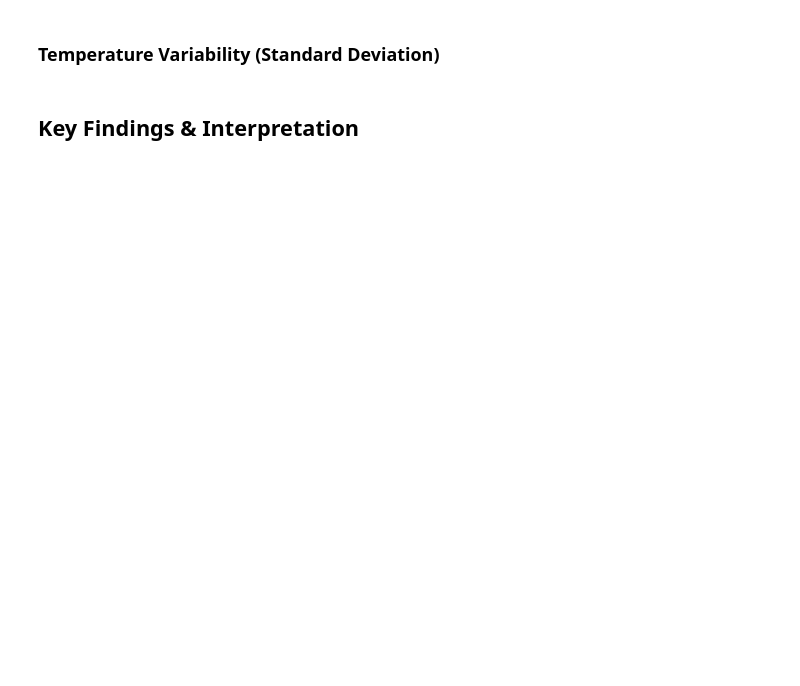
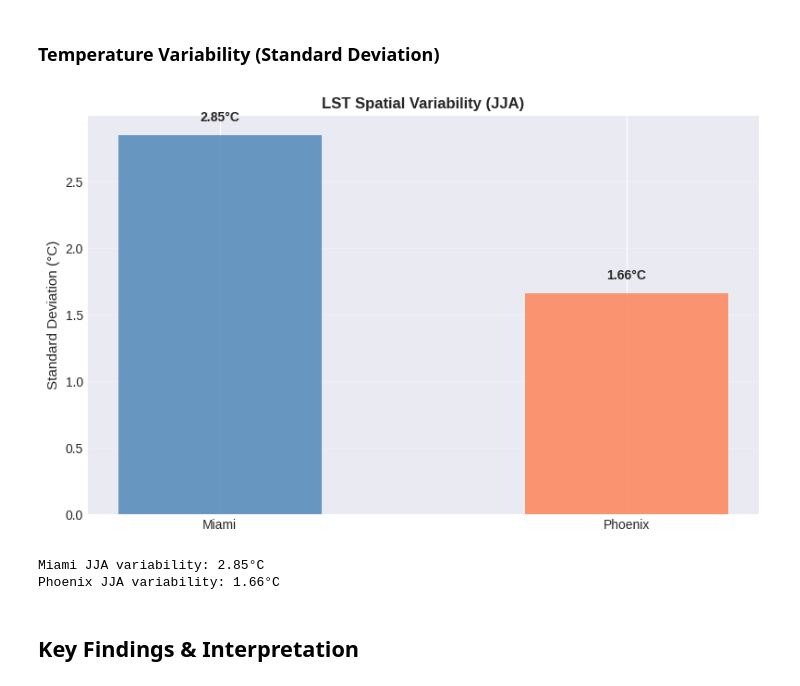
Before and after one commit to cchen744/uhi-extreme-heat-response, a Jupyter notebook: lst-htIndex-compare/LST_analysis.ipynb, the cells around one changed output. Cells and saved outputs as stored; diff of their text form; code cells hidden in the pictures; blank space fills up the shorter version.

```diff
--- a/lst-htIndex-compare/LST_analysis.ipynb
+++ b/lst-htIndex-compare/LST_analysis.ipynb
@@ -375,31 +302,33 @@ print("✓ Saved: hotspot_analysis.png")
 # %% [markdown]
 ### Temperature Variability (Standard Deviation)
 # %%
-# Plot: Temperature variability
-fig, ax = plt.subplots(figsize=(12, 6))
+# Temperature variability - JJA only
+miami_std = miami_stats['std_temp_c'].values[0]
+phoenix_std = phoenix_stats['std_temp_c'].values[0]
 
-miami_std = miami_stats.groupby('season')['std_temp'].mean()
-phoenix_std = phoenix_stats.groupby('season')['std_temp'].mean()
+fig, ax = plt.subplots(figsize=(8, 5))
+cities = ['Miami', 'Phoenix']
+stds = [miami_std, phoenix_std]
 
-x = np.arange(len(miami_std))
-width = 0.35
+bars = ax.bar(cities, stds, color=['steelblue', 'coral'], alpha=0.8, width=0.5)
+ax.set_ylabel('Standard Deviation (°C)', fontsize=11)
+ax.set_title('LST Spatial Variability (JJA)', fontweight='bold', fontsize=12)
+ax.grid(True, alpha=0.3, axis='y')
 
-ax.bar(x - width/2, miami_std.values, width, label='Miami', alpha=0.8, color='steelblue')
-ax.bar(x + width/2, phoenix_std.values, width, label='Phoenix', alpha=0.8, color='coral')
-
-ax.set_xlabel('Season')
-ax.set_ylabel('Standard Deviation (°C)')
-ax.set_title('LST Spatial Variability by Season', fontweight='bold', fontsize=12)
-ax.set_xticks(x)
-ax.set_xticklabels(miami_std.index)
-ax.legend()
-ax.grid(True, alpha=0.3, axis='y')
+for bar, v in zip(bars, stds):
+    ax.text(bar.get_x() + bar.get_width()/2, v + 0.1, f'{v:.2f}°C',
+            ha='center', fontweight='bold')
 
 plt.tight_layout()
 plt.savefig('./outputs/temperature_variability.png', dpi=150, bbox_inches='tight')
 plt.show()
 
-print("✓ Saved: temperature_variability.png")
+print(f"Miami JJA variability: {miami_std:.2f}°C")
+print(f"Phoenix JJA variability: {phoenix_std:.2f}°C")
+# %% [output]
+[figure, added]
+Miami JJA variability: 2.85°C
+Phoenix JJA variability: 1.66°C
 # %% [markdown]
 ## Key Findings & Interpretation
 # %%
```
Also changed, not shown: parts of 33 cells of this notebook.
